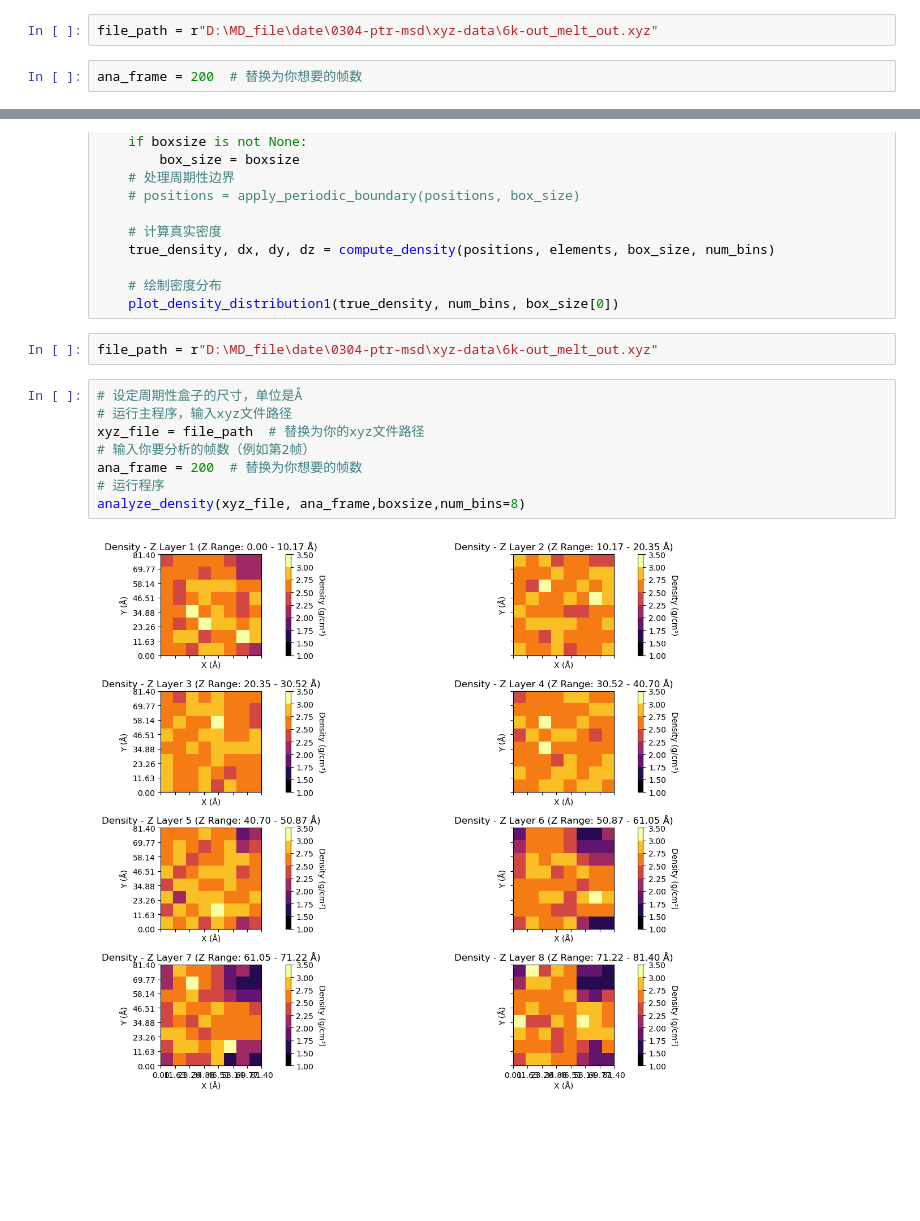
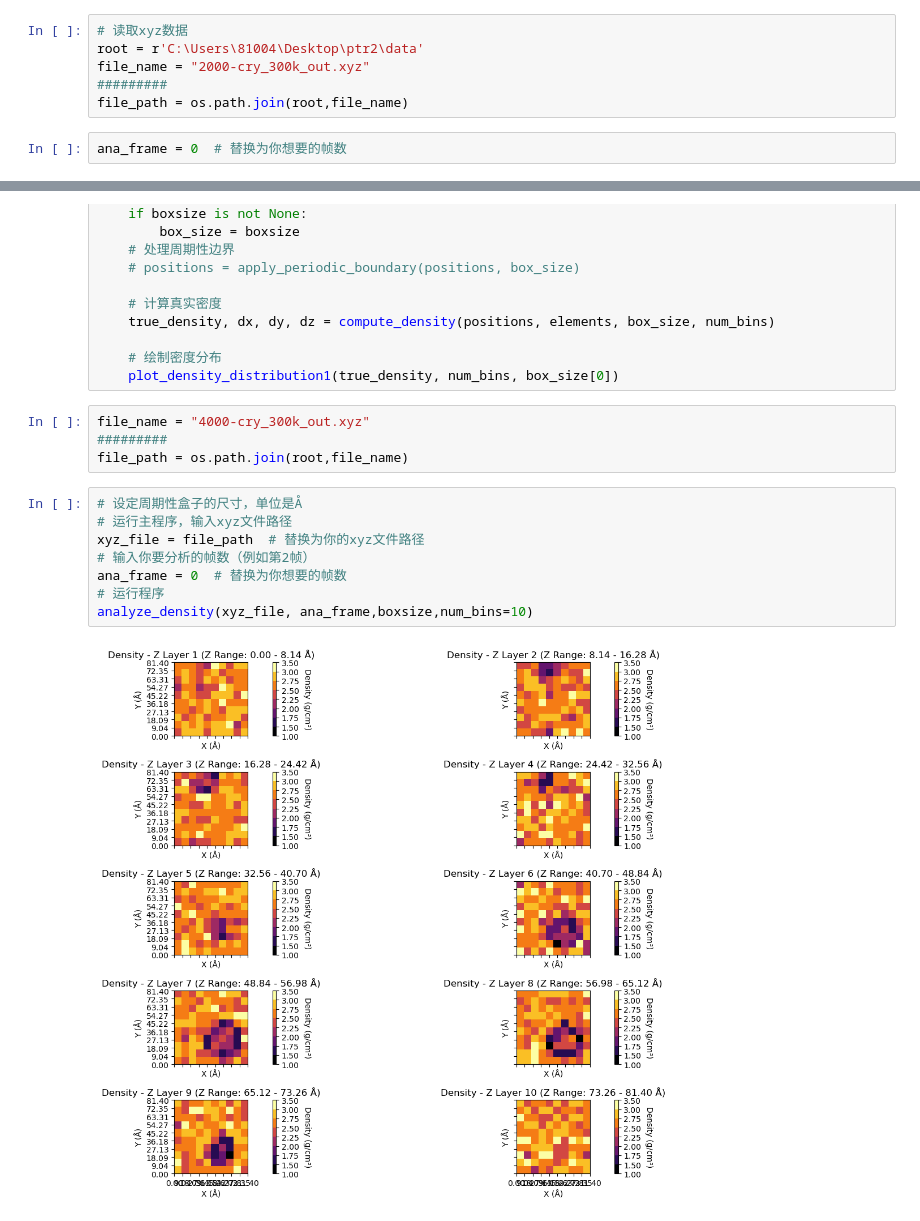
Before and after one commit to Yajiao-Zhang/WorkCode, a Jupyter notebook: 4_cry_ana_code/密度分布PTR.ipynb, the cells around one changed output, grey strips where cells are left out. Cells and saved outputs as stored; diff of their text form; blank space fills up the shorter version.

```diff
--- a/4_cry_ana_code/密度分布PTR.ipynb
+++ b/4_cry_ana_code/密度分布PTR.ipynb
@@ -1,7 +3,11 @@
 # %%
-file_path = r"D:\MD_file\date\0304-ptr-msd\xyz-data\6k-out_melt_out.xyz"
+# 读取xyz数据
+root = r'C:\Users\81004\Desktop\ptr2\data'
+file_name = "2000-cry_300k_out.xyz"
+#########
+file_path = os.path.join(root,file_name)
 # %%
-ana_frame = 200  # 替换为你想要的帧数
+ana_frame = 0  # 替换为你想要的帧数
 # %%
 import numpy as np
 import matplotlib.pyplot as plt
@@ -155,14 +161,16 @@ def analyze_density(xyz_file, ana_frame,boxsize, num_bins=9):
     # 绘制密度分布
     plot_density_distribution1(true_density, num_bins, box_size[0])
 # %%
-file_path = r"D:\MD_file\date\0304-ptr-msd\xyz-data\6k-out_melt_out.xyz"
+file_name = "4000-cry_300k_out.xyz"
+#########
+file_path = os.path.join(root,file_name)
 # %%
 # 设定周期性盒子的尺寸，单位是Å
 # 运行主程序，输入xyz文件路径
 xyz_file = file_path  # 替换为你的xyz文件路径
 # 输入你要分析的帧数（例如第2帧）
-ana_frame = 200  # 替换为你想要的帧数
+ana_frame = 0  # 替换为你想要的帧数
 # 运行程序
-analyze_density(xyz_file, ana_frame,boxsize,num_bins=8)
+analyze_density(xyz_file, ana_frame,boxsize,num_bins=10)
 # %% [output]
-[figure, old version]
+[figure, new version]
```
Also changed, not shown: parts of 1 cell of this notebook, 8 other files.
